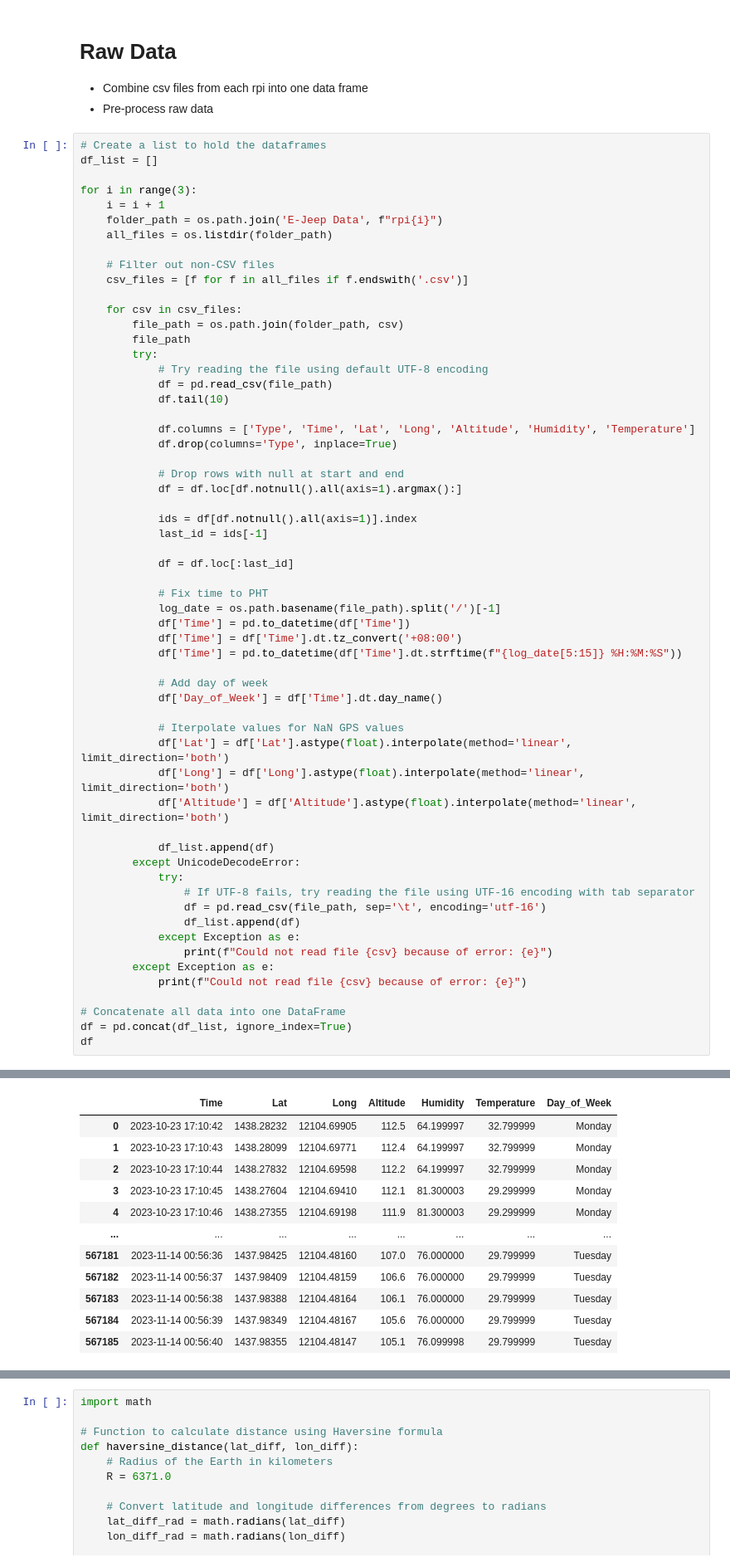
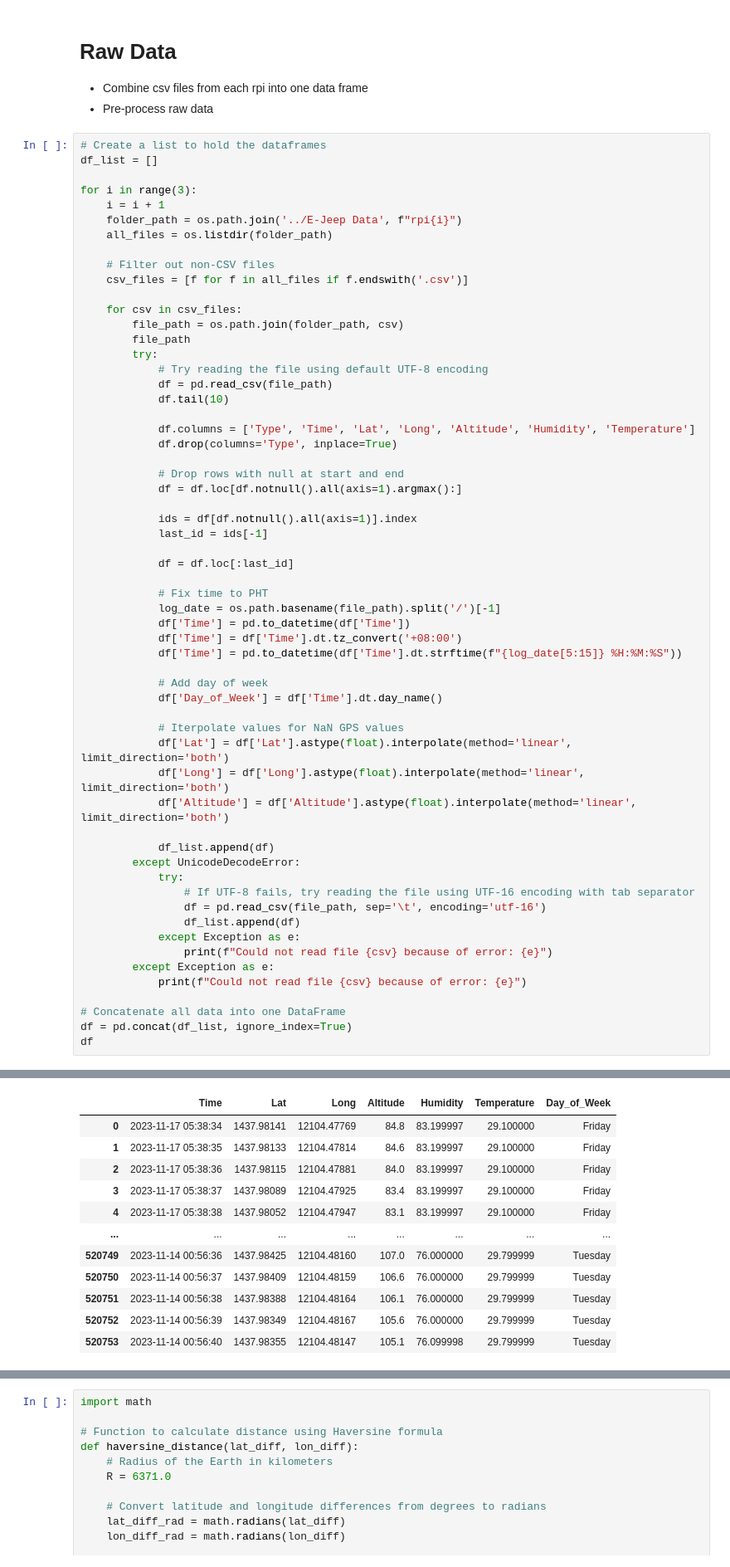
Before and after one commit to CSfromCS/VHS-Thesis, a Jupyter notebook: Data Preprocessing/DataProcessor.ipynb, the cells around one changed output, grey strips where cells are left out. Shown: that part at 83% size. Drawn from its saved outputs; the diff is of its cells as text.

```diff
--- a/Data Preprocessing/DataProcessor.ipynb
+++ b/Data Preprocessing/DataProcessor.ipynb
@@ -88,7 +97,7 @@ df_list = []
 
 for i in range(3):
     i = i + 1
-    folder_path = os.path.join('E-Jeep Data', f"rpi{i}")
+    folder_path = os.path.join('../E-Jeep Data', f"rpi{i}")
     all_files = os.listdir(folder_path)
 
     # Filter out non-CSV files
@@ -145,12 +159,12 @@ df
 |  | Time | Lat | Long | Altitude | Humidity | Temperature | Day_of_Week |
-| 0 | 2023-10-23 17:10:42 | 1438.28232 | 12104.69905 | 112.5 | 64.199997 | 32.799999 | Monday |
-| 1 | 2023-10-23 17:10:43 | 1438.28099 | 12104.69771 | 112.4 | 64.199997 | 32.799999 | Monday |
-| 2 | 2023-10-23 17:10:44 | 1438.27832 | 12104.69598 | 112.2 | 64.199997 | 32.799999 | Monday |
-| 3 | 2023-10-23 17:10:45 | 1438.27604 | 12104.69410 | 112.1 | 81.300003 | 29.299999 | Monday |
-| 4 | 2023-10-23 17:10:46 | 1438.27355 | 12104.69198 | 111.9 | 81.300003 | 29.299999 | Monday |
+| 0 | 2023-11-17 05:38:34 | 1437.98141 | 12104.47769 | 84.8 | 83.199997 | 29.100000 | Friday |
+| 1 | 2023-11-17 05:38:35 | 1437.98133 | 12104.47814 | 84.6 | 83.199997 | 29.100000 | Friday |
+| 2 | 2023-11-17 05:38:36 | 1437.98115 | 12104.47881 | 84.0 | 83.199997 | 29.100000 | Friday |
+| 3 | 2023-11-17 05:38:37 | 1437.98089 | 12104.47925 | 83.4 | 83.199997 | 29.100000 | Friday |
+| 4 | 2023-11-17 05:38:38 | 1437.98052 | 12104.47947 | 83.1 | 83.199997 | 29.100000 | Friday |
 | ... | ... | ... | ... | ... | ... | ... | ... |
-| 567181 | 2023-11-14 00:56:36 | 1437.98425 | 12104.48160 | 107.0 | 76.000000 | 29.799999 | Tuesday |
-| 567182 | 2023-11-14 00:56:37 | 1437.98409 | 12104.48159 | 106.6 | 76.000000 | 29.799999 | Tuesday |
-| 567183 | 2023-11-14 00:56:38 | 1437.98388 | 12104.48164 | 106.1 | 76.000000 | 29.799999 | Tuesday |
-| 567184 | 2023-11-14 00:56:39 | 1437.98349 | 12104.48167 | 105.6 | 76.000000 | 29.799999 | Tuesday |
-| 567185 | 2023-11-14 00:56:40 | 1437.98355 | 12104.48147 | 105.1 | 76.099998 | 29.799999 | Tuesday |
+| 520749 | 2023-11-14 00:56:36 | 1437.98425 | 12104.48160 | 107.0 | 76.000000 | 29.799999 | Tuesday |
+| 520750 | 2023-11-14 00:56:37 | 1437.98409 | 12104.48159 | 106.6 | 76.000000 | 29.799999 | Tuesday |
+| 520751 | 2023-11-14 00:56:38 | 1437.98388 | 12104.48164 | 106.1 | 76.000000 | 29.799999 | Tuesday |
+| 520752 | 2023-11-14 00:56:39 | 1437.98349 | 12104.48167 | 105.6 | 76.000000 | 29.799999 | Tuesday |
+| 520753 | 2023-11-14 00:56:40 | 1437.98355 | 12104.48147 | 105.1 | 76.099998 | 29.799999 | Tuesday |
```
Also changed, not shown: parts of 10 cells of this notebook.
